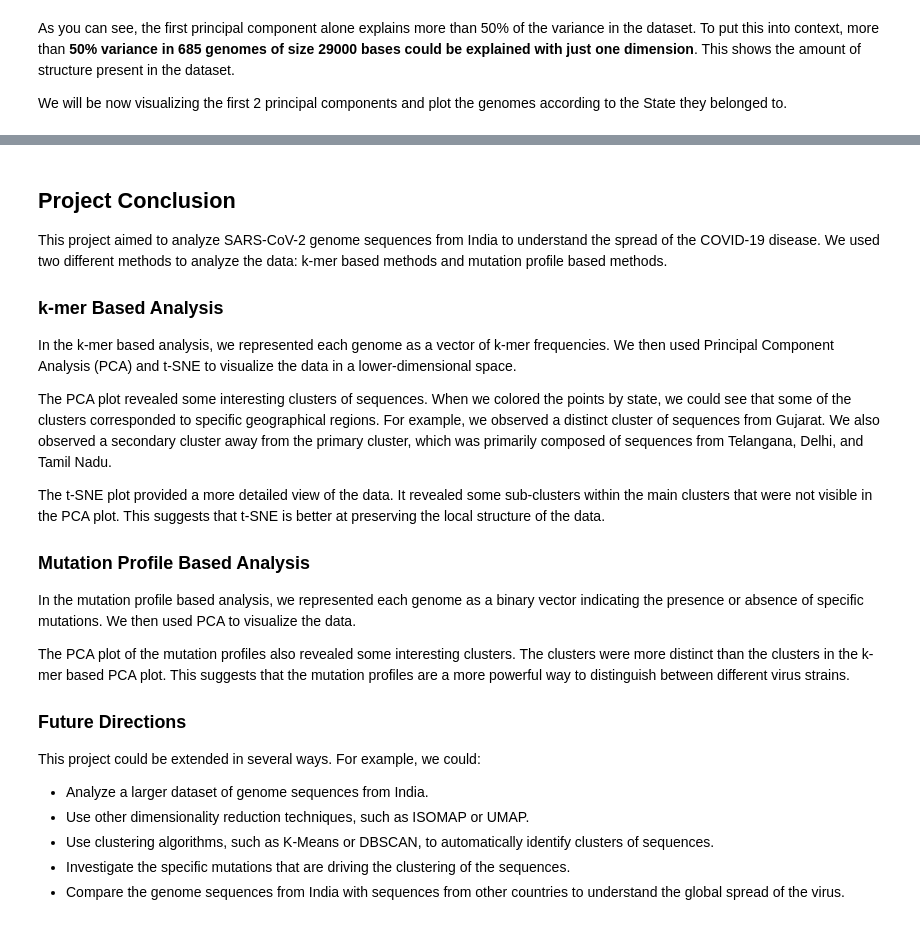
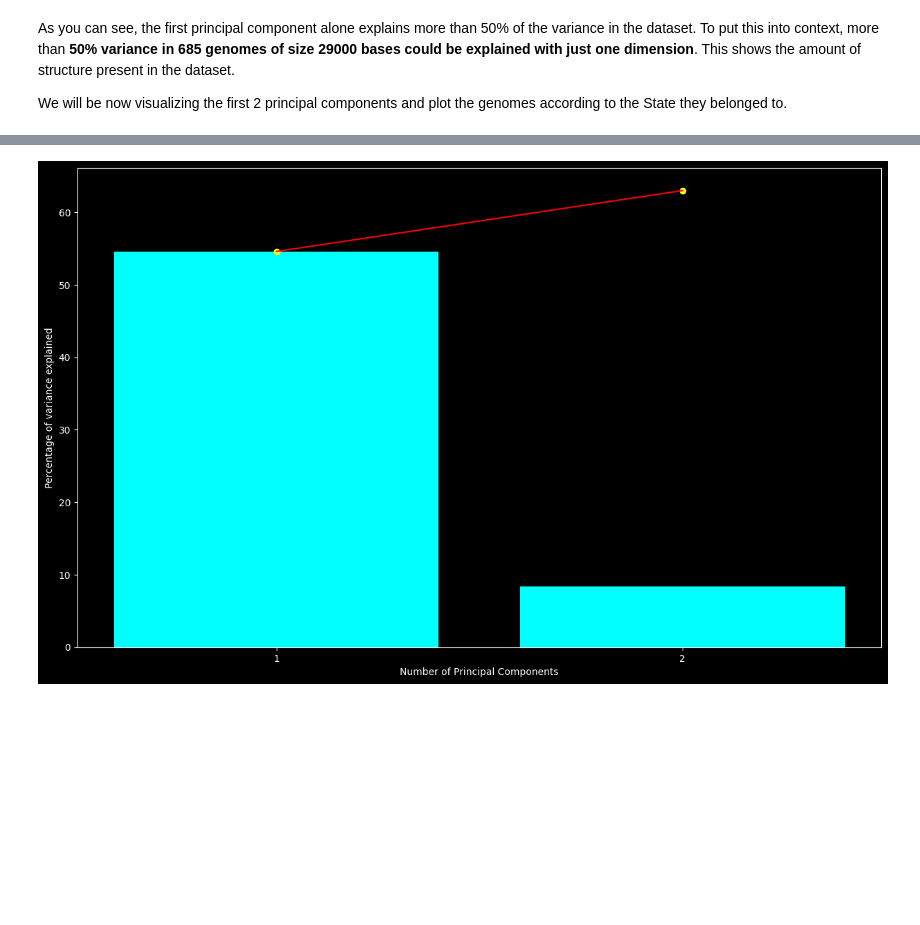
Before and after one commit to Dheeraj16-code/labs-and-projects, a Jupyter notebook: Module_02_Project.ipynb, the cells around one changed output, grey strips where cells are left out. Saved outputs shown, nothing was run; the diff lists cells and outputs as text; code cells hidden in the pictures; blank space fills up the shorter version.

```diff
--- a/Module_02_Project.ipynb
+++ b/Module_02_Project.ipynb
@@ -217,2 +132,6 @@ pca_data = pca.transform(X) # get PCA coordinates for the matrix
+# %%
+from sklearn.decomposition import PCA
+pca = PCA(n_components=2) # Use 2 components for visualization
+pca_data = pca.fit_transform(big_matrix) # Fit and transform in one step
 # %%
 import matplotlib.pyplot as plt
@@ -549,4 +157,0 @@ Performing PCA on this dataframe, we want to reduce the dimensionality of our ge
-# %%
-pca = PCA()
-pca.fit(df)
-pca_data = pca.transform(df)
@@ -614,28 +158,17 @@ You are encouraged to also implement ISOMAP (from Lab-4) and try to get more ins
-# %% [markdown]
-## Project Conclusion
-
-This project aimed to analyze SARS-CoV-2 genome sequences from India to understand the spread of the COVID-19 disease. We used two different methods to analyze the data: k-mer based methods and mutation profile based methods.
-
-### k-mer Based Analysis
-
-In the k-mer based analysis, we represented each genome as a vector of k-mer frequencies. We then used Principal Component Analysis (PCA) and t-SNE to visualize the data in a lower-dimensional space.
-
-The PCA plot revealed some interesting clusters of sequences. When we colored the points by state, we could see that some of the clusters corresponded to specific geographical regions. For example, we observed a distinct cluster of sequences from Gujarat. We also observed a secondary cluster away from the primary cluster, which was primarily composed of sequences from Telangana, Delhi, and Tamil Nadu.
-
-The t-SNE plot provided a more detailed view of the data. It revealed some sub-clusters within the main clusters that were not visible in the PCA plot. This suggests that t-SNE is better at preserving the local structure of the data.
-
-### Mutation Profile Based Analysis
-
-In the mutation profile based analysis, we represented each genome as a binary vector indicating the presence or absence of specific mutations. We then used PCA to visualize the data.
-
-The PCA plot of the mutation profiles also revealed some interesting clusters. The clusters were more distinct than the clusters in the k-mer based PCA plot. This suggests that the mutation profiles are a more powerful way to distinguish between different virus strains.
-
-### Future Directions
-
-This project could be extended in several ways. For example, we could:
-
-*   Analyze a larger dataset of genome sequences from India.
-*   Use other dimensionality reduction techniques, such as ISOMAP or UMAP.
-*   Use clustering algorithms, such as K-Means or DBSCAN, to automatically identify clusters of sequences.
-*   Investigate the specific mutations that are driving the clustering of the sequences.
-*   Compare the genome sequences from India with sequences from other countries to understand the global spread of the virus.
+# %%
+import matplotlib.pyplot as plt
+
+per_var = np.round(pca.explained_variance_ratio_* 100, decimals=1)
+labels_all = ['PC'+str(x) for x in range(1, len(per_var)+1)]
+per_var=per_var[:10]
+labels = [str(x) for x in range(1, len(per_var)+1)]
+
+with plt.style.context('dark_background'):
+    plt.figure(figsize = (15, 9))
+    plt.xlabel("Number of Principal Components")
+    plt.ylabel("Percentage of variance explained")
+    plt.bar(range(1,len(per_var)+1), per_var, tick_label=labels, color = "aqua")
+    plt.plot(range(1,len(per_var)+1), np.cumsum(per_var), color = "red")
+    plt.scatter(range(1,len(per_var)+1), np.cumsum(per_var), color = "yellow")
+# %% [output]
+[figure, added]
```
Also changed, not shown: parts of 32 cells of this notebook.
